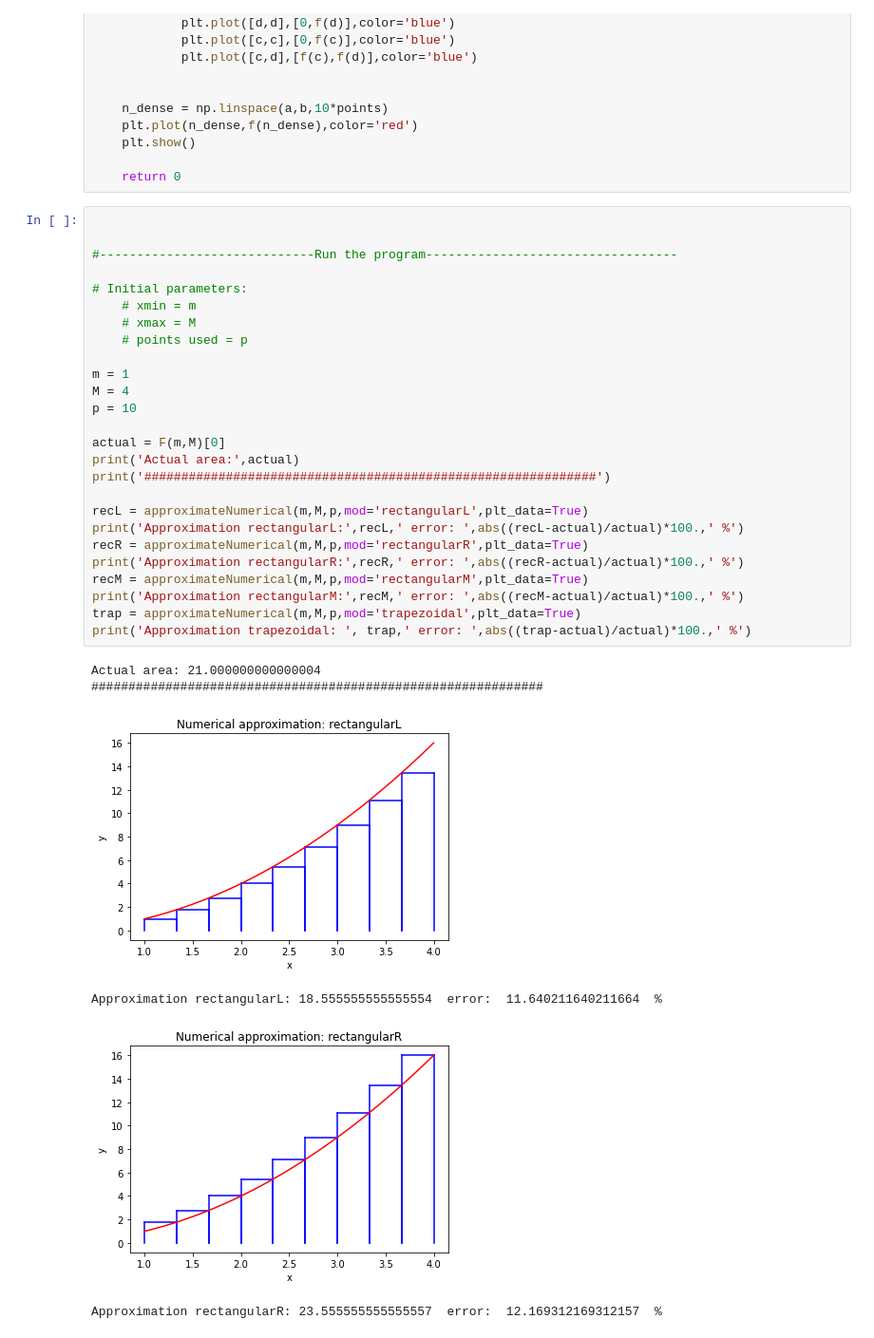
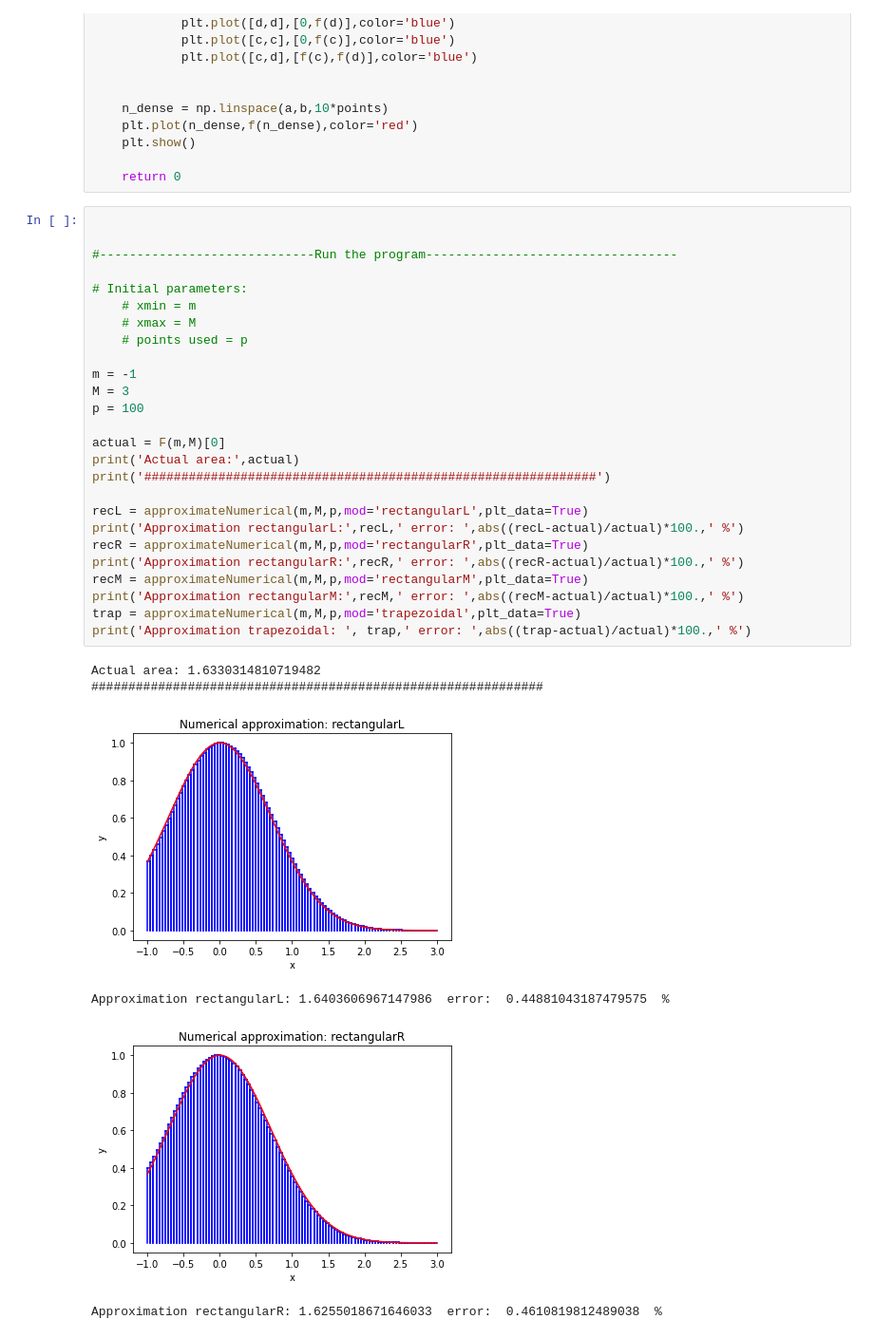
Before and after one commit to alvaroamor/alvaroamor, a Jupyter notebook: Lab8.3.ipynb, the cells around one changed output. Shown at 95% size. Drawn from its saved outputs; the diff is of its cells as text.

```diff
--- a/Lab8.3.ipynb
+++ b/Lab8.3.ipynb
@@ -118,33 +108,33 @@ def plot_dat(a,b,points,mod='rectangularM'):
 # %%
 
 
 #-----------------------------Run the program----------------------------------
 
 # Initial parameters:
     # xmin = m
     # xmax = M
     # points used = p
 
-m = 1
-M = 4
-p = 10
+m = -1
+M = 3
+p = 100
 
 actual = F(m,M)[0]
 print('Actual area:',actual)
 print('#############################################################')
 
 recL = approximateNumerical(m,M,p,mod='rectangularL',plt_data=True)
 print('Approximation rectangularL:',recL,' error: ',abs((recL-actual)/actual)*100.,' %')
 recR = approximateNumerical(m,M,p,mod='rectangularR',plt_data=True)
 print('Approximation rectangularR:',recR,' error: ',abs((recR-actual)/actual)*100.,' %')
 recM = approximateNumerical(m,M,p,mod='rectangularM',plt_data=True)
 print('Approximation rectangularM:',recM,' error: ',abs((recM-actual)/actual)*100.,' %')
 trap = approximateNumerical(m,M,p,mod='trapezoidal',plt_data=True)
 print('Approximation trapezoidal: ', trap,' error: ',abs((trap-actual)/actual)*100.,' %')
 # %% [output]
-Actual area: 21.000000000000004
+Actual area: 1.6330314810719482
 #############################################################
-[figure, old version]
+[figure, new version]
-Approximation rectangularL: 18.555555555555554  error:  11.640211640211664  %
+Approximation rectangularL: 1.6403606967147986  error:  0.44881043187479575  %
-[figure, old version]
+[figure, new version]
-Approximation rectangularR: 23.555555555555557  error:  12.169312169312157  %
+Approximation rectangularR: 1.6255018671646033  error:  0.4610819812489038  %
```
Also changed, not shown: parts of 2 cells of this notebook.
